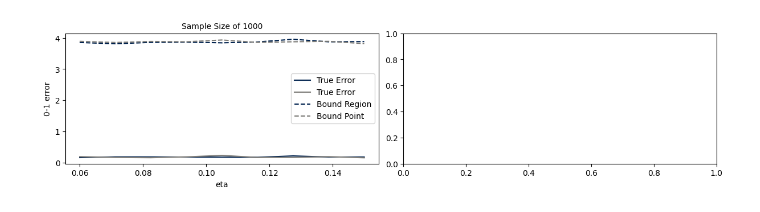
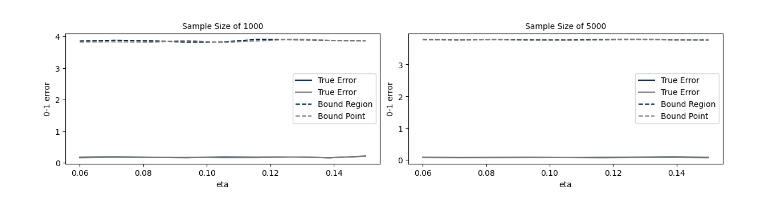
Before and after one commit to ThomasWalker1/Generalization-of-Neural-Networks, a Jupyter notebook: Generalization in Deep Learning/Research Question/experiment_mnist4.ipynb, the cells around one changed output. Saved outputs shown, nothing was run; the diff lists cells and outputs as text; code cells hidden in the pictures.

Commit message:
Experiment MNIST 4

```diff
--- a/Generalization in Deep Learning/Research Question/experiment_mnist4.ipynb
+++ b/Generalization in Deep Learning/Research Question/experiment_mnist4.ipynb
@@ -173,7 +173,7 @@ ALPHA=0.025
 DELTA=0.025
 LMBDA=1
 
-SAMPLE_SIZES=[1000]
+SAMPLE_SIZES=[1000,5000]
 ETAS=np.linspace(0.06,0.15,9)
 N=len(SAMPLE_SIZES)
 
@@ -204,16 +213,15 @@ Sample Size 1000 eta 0.15
 # %%
-fig, axs = plt.subplots(1,len(SAMPLE_SIZES)+1,figsize=(12,3),layout='constrained')
+fig, axs = plt.subplots(1,len(SAMPLE_SIZES),figsize=(12,3),layout='constrained')
 colors = plt.cm.cividis(np.linspace(0, 1, 3))
 for i, ax in enumerate(axs):
     if i<N:
         ax.plot(ETAS, true_errors_region[i], label='True Error', c=colors[0])
         ax.plot(ETAS, true_errors_point[i], label='True Error', c=colors[1])
         ax.plot(ETAS, bounds_region[i], label='Bound Region', c=colors[0], linestyle='dashed')
         ax.plot(ETAS, bounds_point[i], label='Bound Point', c=colors[1], linestyle='dashed')
         ax.set_xlabel('eta')
         ax.set_ylabel('0-1 error')
         ax.set_title('Sample Size of {}'.format(SAMPLE_SIZES[i]), fontsize=10)
         ax.legend()
-#plt.savefig('plots/MNIST_Zeta_03.png')
 # %% [output]
-[figure, old version]
+[figure, new version]
```
Also changed, not shown: parts of 2 cells of this notebook.
